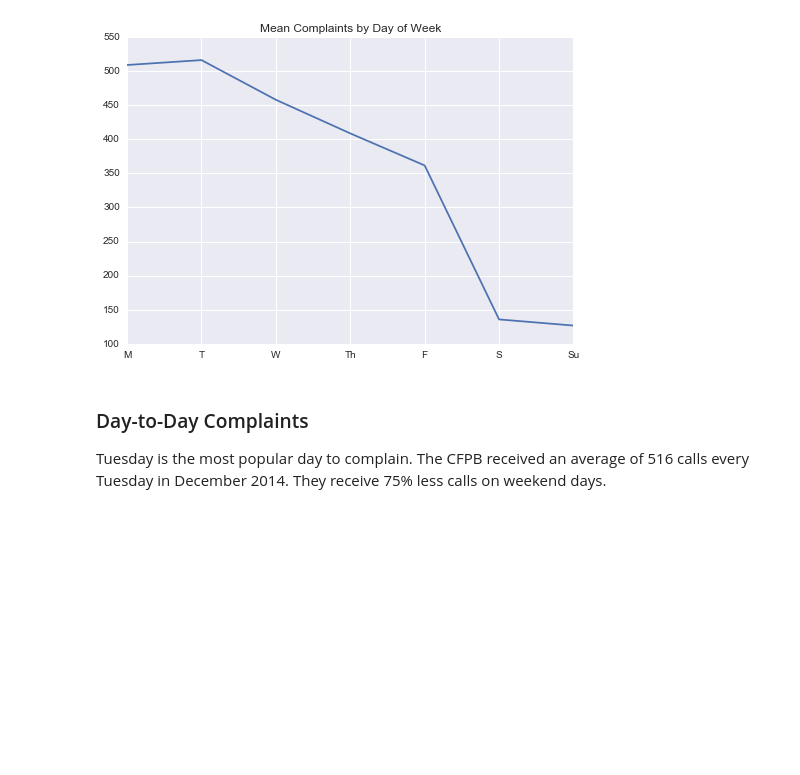
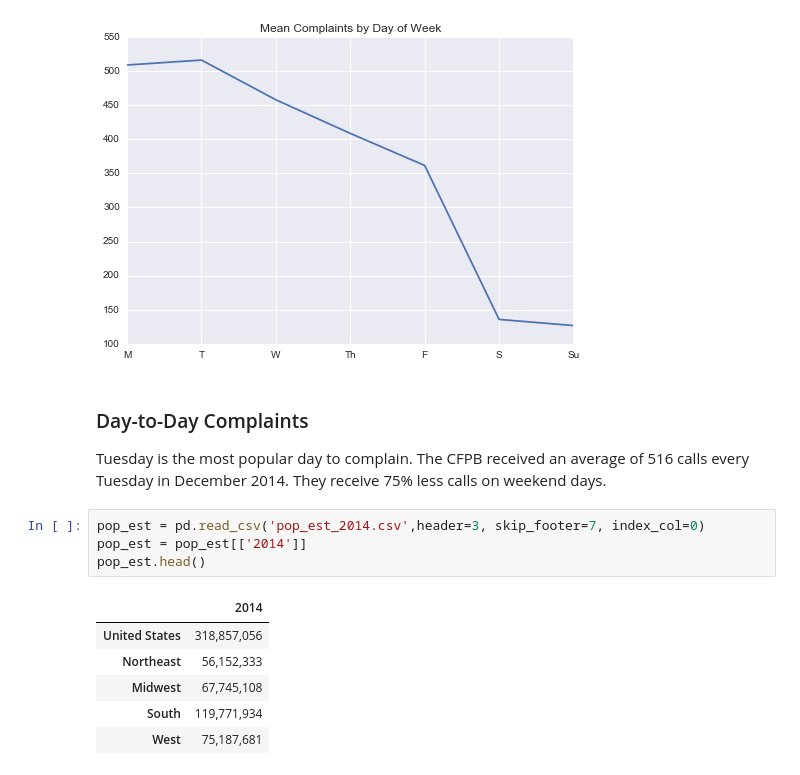
Before and after one commit to katjackson/consumer-complaints, a Jupyter notebook: consumer-complaints.ipynb, the cells around one changed output. Saved outputs shown, nothing was run; the diff lists cells and outputs as text; blank space fills up the shorter version.

```diff
--- a/consumer-complaints.ipynb
+++ b/consumer-complaints.ipynb
@@ -98,3 +98,14 @@ plt.show()
 # %% [markdown]
 ### Day-to-Day Complaints
 Tuesday is the most popular day to complain. The CFPB received an average of 516 calls every Tuesday in December 2014. They receive 75% less calls on weekend days.
+# %%
+pop_est = pd.read_csv('pop_est_2014.csv',header=3, skip_footer=7, index_col=0)
+pop_est = pop_est[['2014']]
+pop_est.head()
+# %% [output]
+|  | 2014 |
+| United States | 318,857,056 |
+| Northeast | 56,152,333 |
+| Midwest | 67,745,108 |
+| South | 119,771,934 |
+| West | 75,187,681 |
```
Also changed, not shown: 1 other file.
